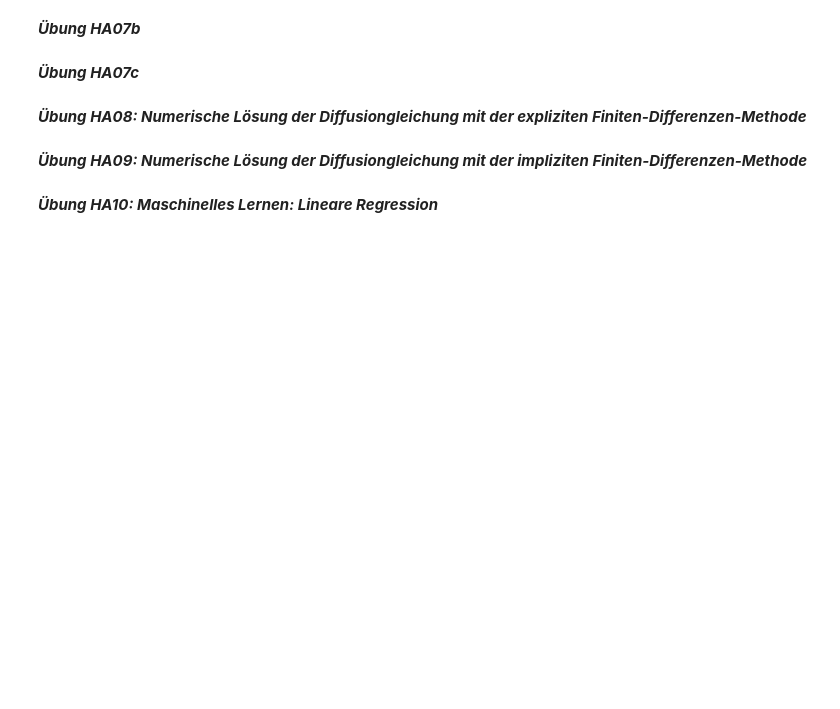
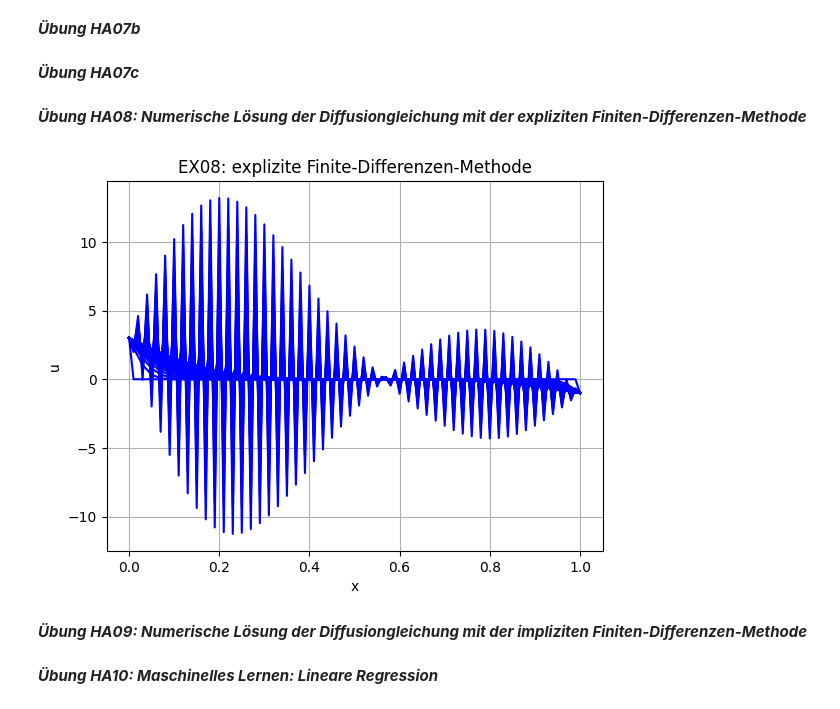
Before and after one commit to floho05/Hydroinformatik2025, a Jupyter notebook: Florian_Hoffmann.ipynb, the cells around one changed output. Cells and saved outputs as stored; diff of their text form; code cells hidden in the pictures; blank space fills up the shorter version.

```diff
--- a/Florian_Hoffmann.ipynb
+++ b/Florian_Hoffmann.ipynb
@@ -115,6 +128,57 @@ plt.show()
 ***Übung HA07c***
 # %% [markdown]
 ***Übung HA08: Numerische Lösung der Diffusiongleichung mit der expliziten Finiten-Differenzen-Methode***
+# %%
+import math
+import numpy as np
+import matplotlib.pylab as plt
+#data structures
+##physical parameter
+alpha = 1.0
+##numerical parameters (discretization)
+nx = 100
+x = np.zeros(nx+1)
+dx = 1./nx
+t = [0.01]
+nt = 500 #wieviele Zeitschritte bis zum stationären Zustand
+dt = 0.505 * dx*dx / alpha
+Ne = alpha * dt / (dx*dx)
+##field function
+u = np.zeros(nx+1)
+uo = np.zeros(nx+1)
+#initial condition
+u_ic = 0.
+for i in range(nx+1):
+	x[i] = 0
+	u[i] = 0
+	uo[i] = 0
+#boundary conditions
+u_bc_l = 3.
+u_bc_r = -1.
+u[0] = uo[0] = u_bc_l
+u[nx] = uo[nx] = u_bc_r
+#initial state
+for i in range(0,nx+1):
+    x[i] = (float(i)/float(nx))
+plt.plot(x,u,color='blue')
+#fdm-explicit
+for n in range(1,nt):
+	for i in range(1,nx):
+		u[i] = uo[i] + Ne *(uo[i-1] - 2*uo[i] + uo[i+1])
+	if(n % 10 == 0):
+	    plt.plot(x,u,color='blue')
+	for i in range(1,nx):
+		uo[i] = u[i]
+#plots
+plt.title('EX08: explizite Finite-Differenzen-Methode')
+plt.xlabel('x')
+plt.ylabel('u')
+plt.axis('tight')
+plt.grid()
+plt.savefig("fdm-explicit.png")
+plt.show()
+# %% [output]
+[figure, added]
 # %% [markdown]
 ***Übung HA09: Numerische Lösung der Diffusiongleichung mit der impliziten Finiten-Differenzen-Methode***
 # %% [markdown]
```
Also changed, not shown: parts of 4 cells of this notebook, 1 other file.
